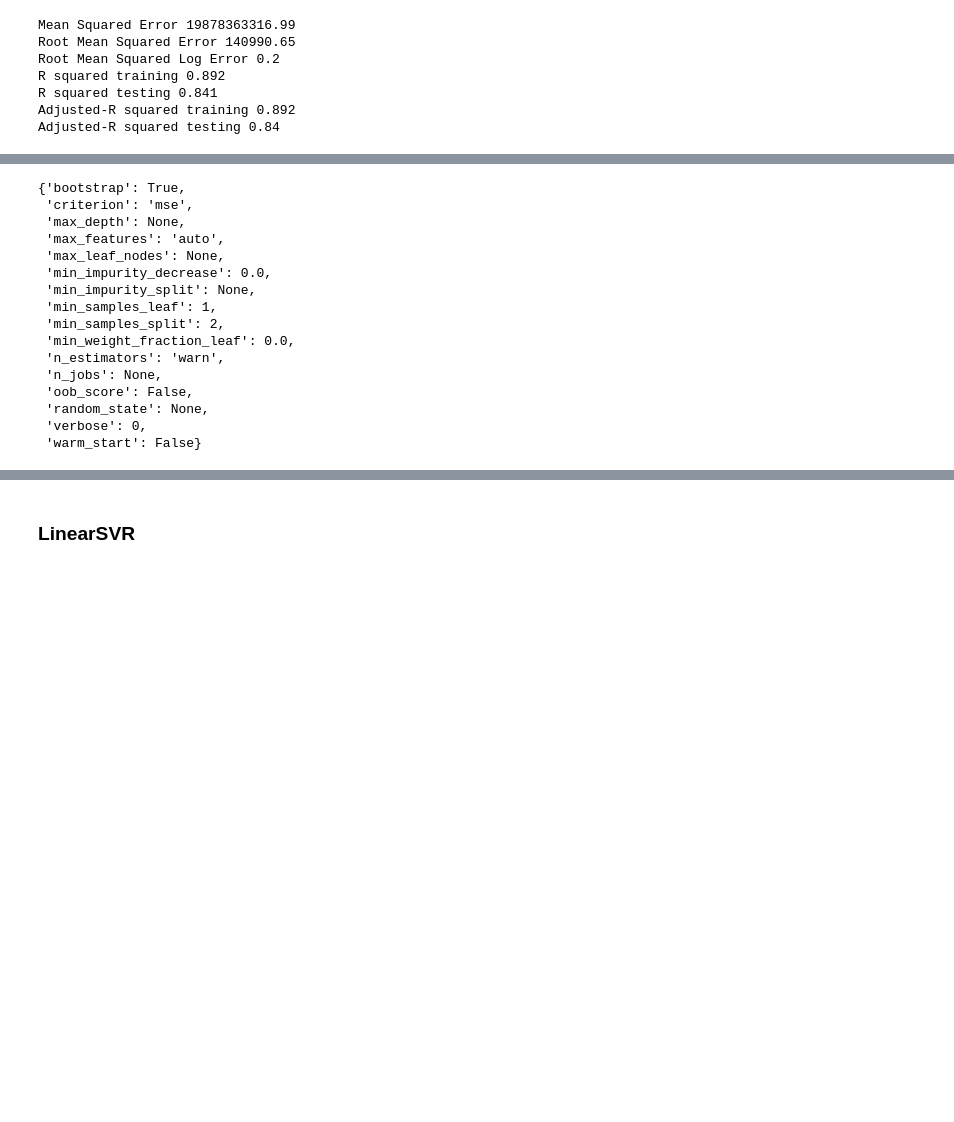
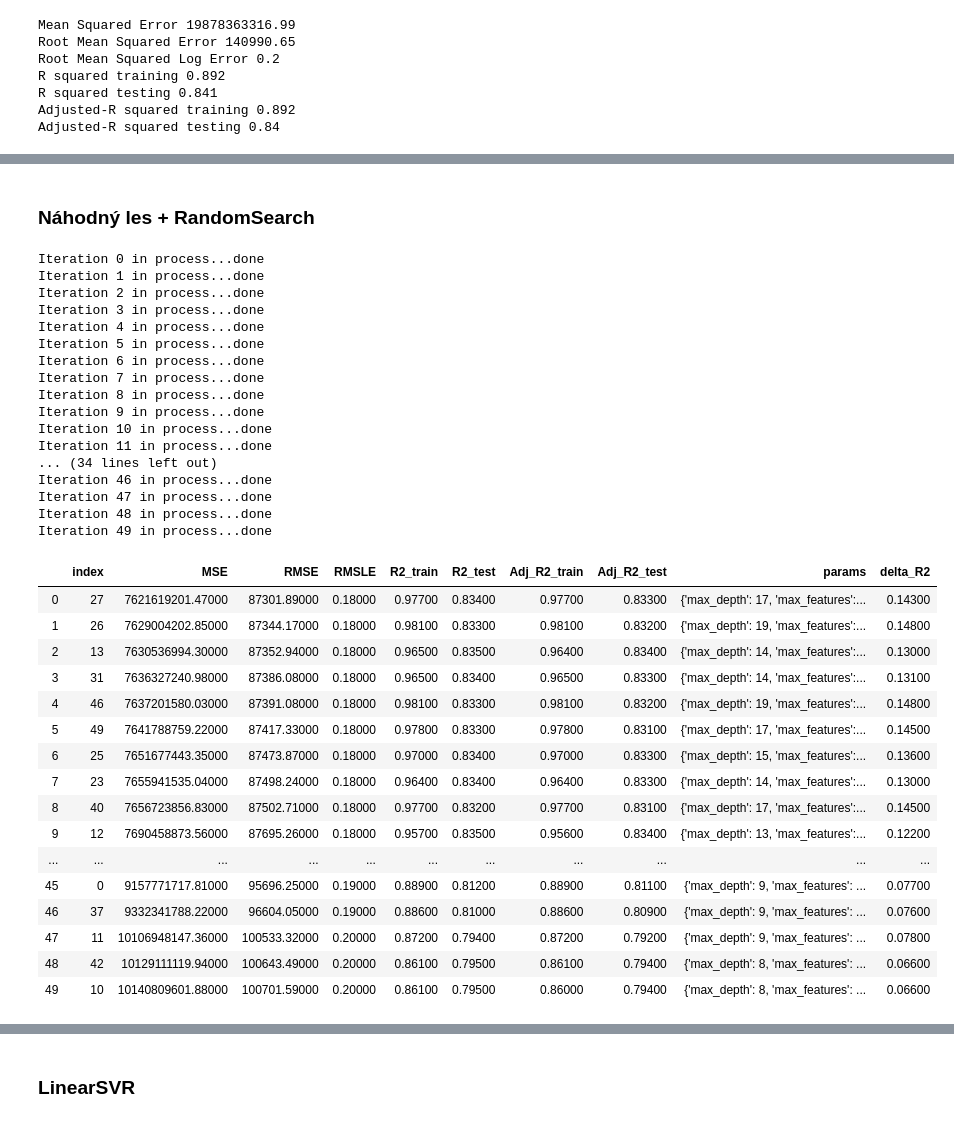
Before and after one commit to mirec3009/oznal_project, a Jupyter notebook: notebooks/Experimentovanie_a_vyhodnotenie.ipynb, the cells around one changed output, grey strips where cells are left out. Cells and saved outputs as stored; diff of their text form; code cells hidden in the pictures; blank space fills up the shorter version.

```diff
--- a/notebooks/Experimentovanie_a_vyhodnotenie.ipynb
+++ b/notebooks/Experimentovanie_a_vyhodnotenie.ipynb
@@ -640,19 +530,59 @@ df_results2
-# %%
-RandomForestRegressor().get_params()
-# %% [output]
-{'bootstrap': True,
- 'criterion': 'mse',
- 'max_depth': None,
- 'max_features': 'auto',
- 'max_leaf_nodes': None,
- 'min_impurity_decrease': 0.0,
- 'min_impurity_split': None,
- 'min_samples_leaf': 1,
- 'min_samples_split': 2,
- 'min_weight_fraction_leaf': 0.0,
- 'n_estimators': 'warn',
- 'n_jobs': None,
- 'oob_score': False,
- 'random_state': None,
- 'verbose': 0,
- 'warm_start': False}
+# %% [markdown]
+### Náhodný les + RandomSearch
+# %%
+hyperparams = {
+#     'bootstrap': True,
+#     'criterion': 'mse',
+    'max_depth': np.arange(8,20,1),
+    'max_features': np.arange(8,27,1),
+#     'max_leaf_nodes': None,
+#     'min_impurity_decrease': 0.0,
+#     'min_impurity_split': None,
+#     'min_samples_leaf': 1,
+#     'min_samples_split': 2,
+#     'min_weight_fraction_leaf': 0.0,
+    'n_estimators': [10,50,200,700,1000],
+#     'n_jobs': None,
+#     'oob_score': False,
+#     'random_state': None,
+#     'verbose': 0,
+#     'warm_start': False
+}
+
+df_results2 = trees_obj.random_search(RandomForestRegressor, hyperparams, 50)
+df_results2
+# %% [output]
+Iteration 0 in process...done
+Iteration 1 in process...done
+Iteration 2 in process...done
+Iteration 3 in process...done
+Iteration 4 in process...done
+Iteration 5 in process...done
+Iteration 6 in process...done
+Iteration 7 in process...done
+Iteration 8 in process...done
+Iteration 9 in process...done
+Iteration 10 in process...done
+Iteration 11 in process...done
+... (34 lines left out)
+Iteration 46 in process...done
+Iteration 47 in process...done
+Iteration 48 in process...done
+Iteration 49 in process...done
+|  | index | MSE | RMSE | RMSLE | R2_train | R2_test | Adj_R2_train | Adj_R2_test | params | delta_R2 |
+| 0 | 27 | 7621619201.47000 | 87301.89000 | 0.18000 | 0.97700 | 0.83400 | 0.97700 | 0.83300 | {'max_depth': 17, 'max_features':... | 0.14300 |
+| 1 | 26 | 7629004202.85000 | 87344.17000 | 0.18000 | 0.98100 | 0.83300 | 0.98100 | 0.83200 | {'max_depth': 19, 'max_features':... | 0.14800 |
+| 2 | 13 | 7630536994.30000 | 87352.94000 | 0.18000 | 0.96500 | 0.83500 | 0.96400 | 0.83400 | {'max_depth': 14, 'max_features':... | 0.13000 |
+| 3 | 31 | 7636327240.98000 | 87386.08000 | 0.18000 | 0.96500 | 0.83400 | 0.96500 | 0.83300 | {'max_depth': 14, 'max_features':... | 0.13100 |
+| 4 | 46 | 7637201580.03000 | 87391.08000 | 0.18000 | 0.98100 | 0.83300 | 0.98100 | 0.83200 | {'max_depth': 19, 'max_features':... | 0.14800 |
+| 5 | 49 | 7641788759.22000 | 87417.33000 | 0.18000 | 0.97800 | 0.83300 | 0.97800 | 0.83100 | {'max_depth': 17, 'max_features':... | 0.14500 |
+| 6 | 25 | 7651677443.35000 | 87473.87000 | 0.18000 | 0.97000 | 0.83400 | 0.97000 | 0.83300 | {'max_depth': 15, 'max_features':... | 0.13600 |
+| 7 | 23 | 7655941535.04000 | 87498.24000 | 0.18000 | 0.96400 | 0.83400 | 0.96400 | 0.83300 | {'max_depth': 14, 'max_features':... | 0.13000 |
+| 8 | 40 | 7656723856.83000 | 87502.71000 | 0.18000 | 0.97700 | 0.83200 | 0.97700 | 0.83100 | {'max_depth': 17, 'max_features':... | 0.14500 |
+| 9 | 12 | 7690458873.56000 | 87695.26000 | 0.18000 | 0.95700 | 0.83500 | 0.95600 | 0.83400 | {'max_depth': 13, 'max_features':... | 0.12200 |
+| ... | ... | ... | ... | ... | ... | ... | ... | ... | ... | ... |
+| 45 | 0 | 9157771717.81000 | 95696.25000 | 0.19000 | 0.88900 | 0.81200 | 0.88900 | 0.81100 | {'max_depth': 9, 'max_features': ... | 0.07700 |
+| 46 | 37 | 9332341788.22000 | 96604.05000 | 0.19000 | 0.88600 | 0.81000 | 0.88600 | 0.80900 | {'max_depth': 9, 'max_features': ... | 0.07600 |
+| 47 | 11 | 10106948147.36000 | 100533.32000 | 0.20000 | 0.87200 | 0.79400 | 0.87200 | 0.79200 | {'max_depth': 9, 'max_features': ... | 0.07800 |
+| 48 | 42 | 10129111119.94000 | 100643.49000 | 0.20000 | 0.86100 | 0.79500 | 0.86100 | 0.79400 | {'max_depth': 8, 'max_features': ... | 0.06600 |
+| 49 | 10 | 10140809601.88000 | 100701.59000 | 0.20000 | 0.86100 | 0.79500 | 0.86000 | 0.79400 | {'max_depth': 8, 'max_features': ... | 0.06600 |
```
Also changed, not shown: parts of 33 cells of this notebook, 1 other file.
